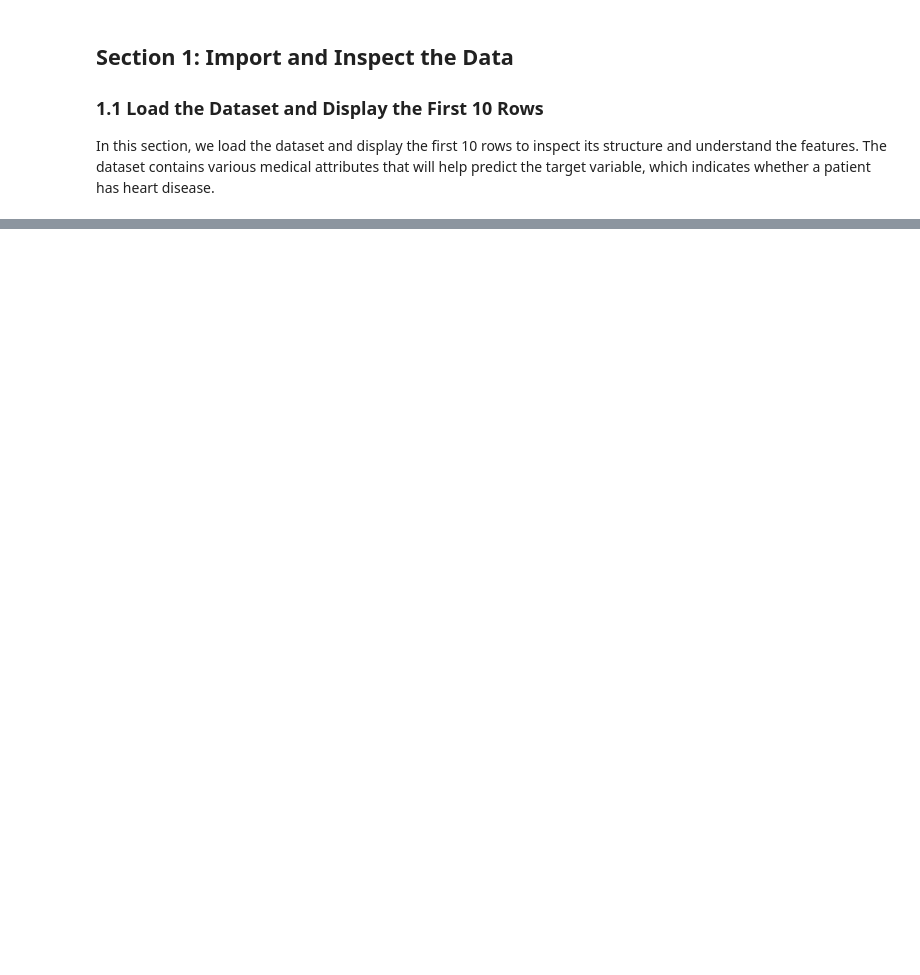
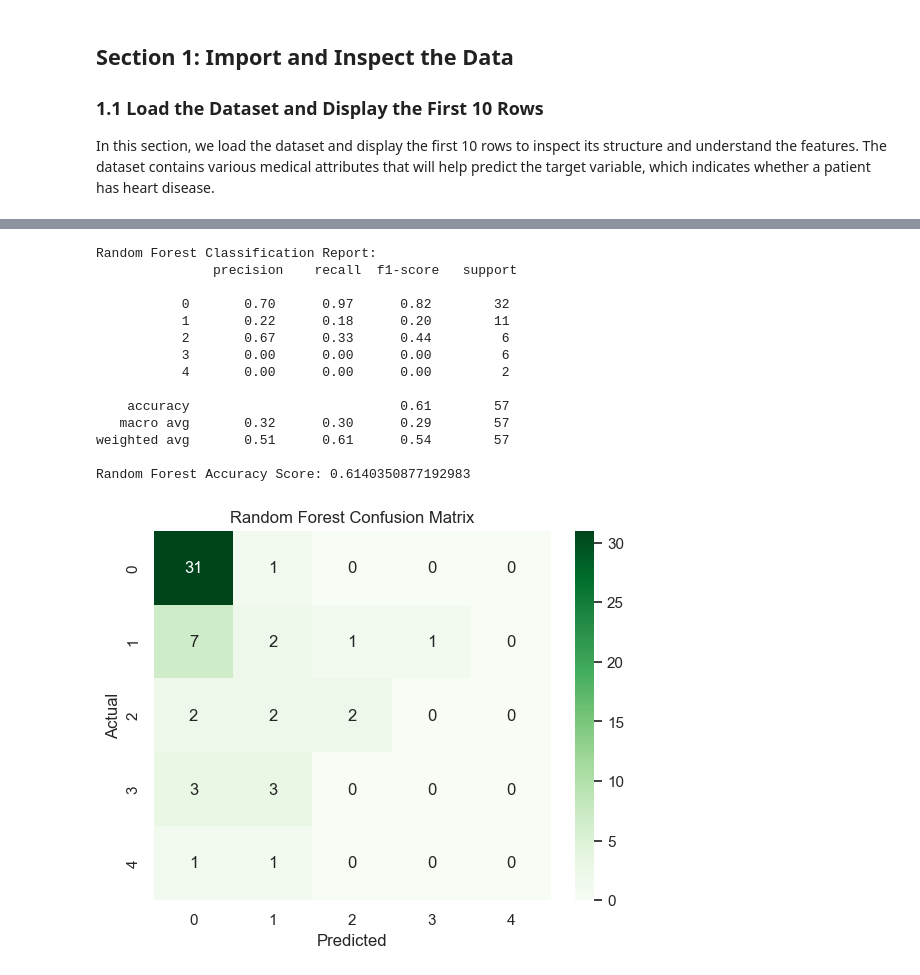
Before and after one commit to Elen-tesfai/elen-midterm, a Jupyter notebook: classification_heart_disease_midterm.ipynb, the cells around one changed output, grey strips where cells are left out. Cells and saved outputs as stored; diff of their text form; code cells hidden in the pictures; blank space fills up the shorter version.

```diff
--- a/classification_heart_disease_midterm.ipynb
+++ b/classification_heart_disease_midterm.ipynb
@@ -34,0 +453,12 @@ Data loaded successfully
+# %%
+from sklearn.model_selection import train_test_split
+
+# Split the data into features (X) and target (y)
+X = data_encoded.drop('target', axis=1)
+y = data_encoded['target']
+
+# Split into training and test sets (80% train, 20% test), stratify for balanced class distribution
+X_train, X_test, y_train, y_test = train_test_split(X, y, test_size=0.2, random_state=42, stratify=y)
+
+# Verify the split
+print(f"Training data shape: {X_train.shape}, Test data shape: {X_test.shape}")
@@ -34,0 +534,29 @@ Data loaded successfully
+# %%
+### Section 5.2 – Evaluate and Compare Performance
+# Print performance report
+print("Random Forest Classification Report:\n", classification_report(y_test, y_pred_rf))
+print("Random Forest Accuracy Score:", accuracy_score(y_test, y_pred_rf))
+
+# Confusion matrix
+cm_rf = confusion_matrix(y_test, y_pred_rf)
+sns.heatmap(cm_rf, annot=True, fmt="d", cmap="Greens")
+plt.title("Random Forest Confusion Matrix")
+plt.xlabel("Predicted")
+plt.ylabel("Actual")
+plt.show()
+# %% [output]
+Random Forest Classification Report:
+               precision    recall  f1-score   support
+
+           0       0.70      0.97      0.82        32
+           1       0.22      0.18      0.20        11
+           2       0.67      0.33      0.44         6
+           3       0.00      0.00      0.00         6
+           4       0.00      0.00      0.00         2
+
+    accuracy                           0.61        57
+   macro avg       0.32      0.30      0.29        57
+weighted avg       0.51      0.61      0.54        57
+
+Random Forest Accuracy Score: 0.6140350877192983
+[figure, added]
```
Also changed, not shown: parts of 32 cells of this notebook, 1 other file.
